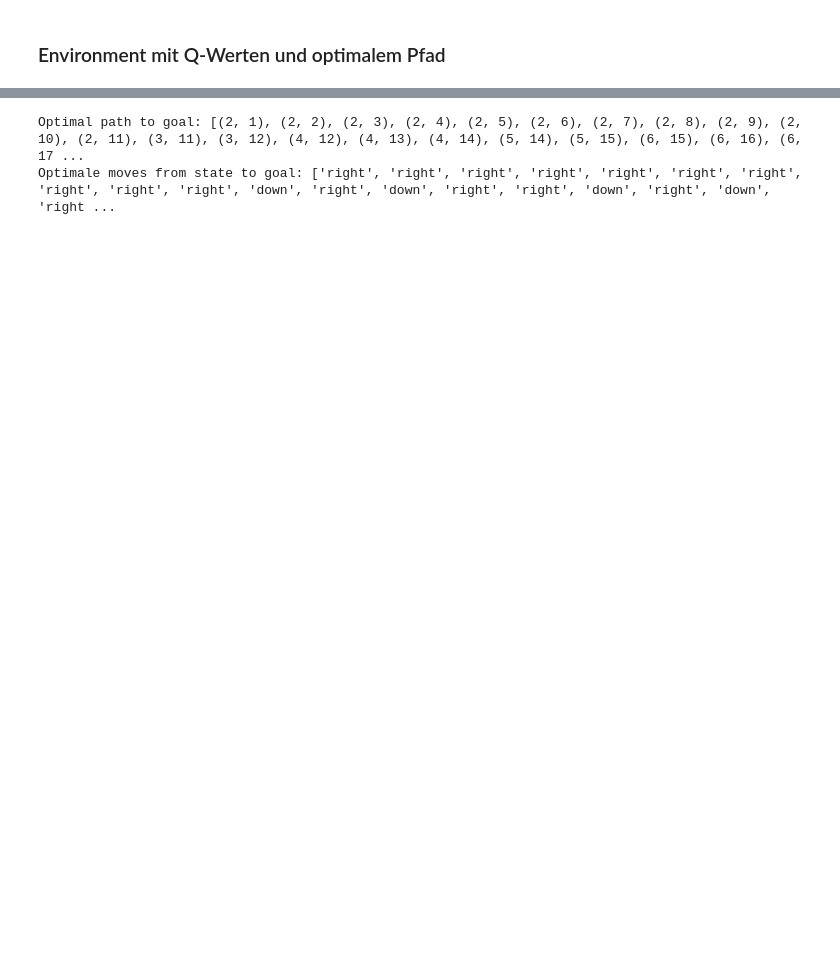
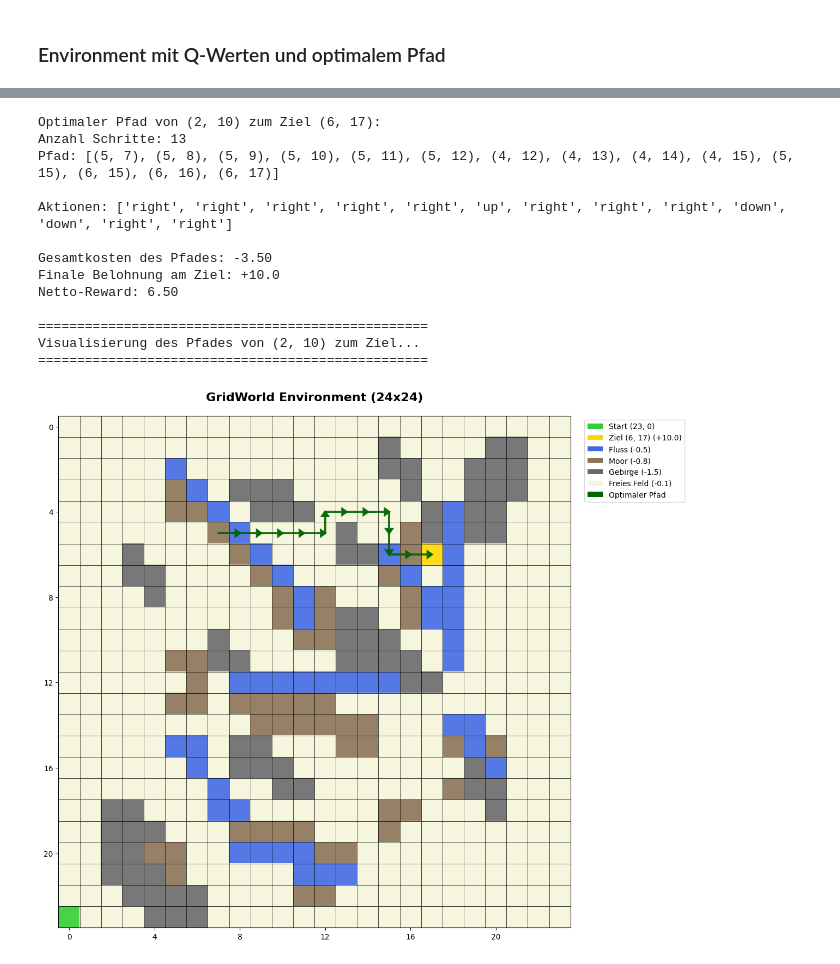
Before and after one commit to rafa22844/qnet, a Jupyter notebook: gridworld.ipynb, the cells around one changed output, grey strips where cells are left out. Drawn from its saved outputs; the diff is of its cells as text; code cells hidden in the pictures; blank space fills up the shorter version.

```diff
--- a/gridworld.ipynb
+++ b/gridworld.ipynb
@@ -554,7 +699,43 @@ Visualisierung des optimalen Pfades...
 # %%
-states, actions = agent.path(state=(2, 1))
-print("Optimal path to goal:", states)
-print("Optimale moves from state to goal:", actions)
+# Test von einem anderen Startpunkt - auch mit RewardConfig!
+states, actions = agent.path(
+    reward_config=reward_config,
+    start_state=(np.random.randint(0,23), np.random.randint(0,23)),
+    max_steps=1000
+)
+print(f"Optimaler Pfad von (2, 10) zum Ziel {grid_config.goal_position}:")
+print(f"Anzahl Schritte: {len(states) - 1}")
+print(f"Pfad: {states}")
+print(f"\nAktionen: {actions}")
+
+# Berechne Gesamtkosten des Pfades
+total_cost = 0
+for state in states[:-1]:  # Letzter State ist das Ziel
+    env.state = state
+    reward = env.give_reward(reward_config)
+    total_cost += reward
+
+print(f"\nGesamtkosten des Pfades: {total_cost:.2f}")
+print(f"Finale Belohnung am Ziel: +{reward_config.goal_reward}")
+print(f"Netto-Reward: {total_cost + reward_config.goal_reward:.2f}")
+
+# Environment mit Pfad visualisieren
+print("\n" + "="*50)
+print("Visualisierung des Pfades von (2, 10) zum Ziel...")
+print("="*50)
+visualize_environment(env, reward_config, agent=None, path_states=states)
 # %% [output]
-Optimal path to goal: [(2, 1), (2, 2), (2, 3), (2, 4), (2, 5), (2, 6), (2, 7), (2, 8), (2, 9), (2, 10), (2, 11), (3, 11), (3, 12), (4, 12), (4, 13), (4, 14), (5, 14), (5, 15), (6, 15), (6, 16), (6, 17 ...
-Optimale moves from state to goal: ['right', 'right', 'right', 'right', 'right', 'right', 'right', 'right', 'right', 'right', 'down', 'right', 'down', 'right', 'right', 'down', 'right', 'down', 'right ...
+Optimaler Pfad von (2, 10) zum Ziel (6, 17):
+Anzahl Schritte: 13
+Pfad: [(5, 7), (5, 8), (5, 9), (5, 10), (5, 11), (5, 12), (4, 12), (4, 13), (4, 14), (4, 15), (5, 15), (6, 15), (6, 16), (6, 17)]
+
+Aktionen: ['right', 'right', 'right', 'right', 'right', 'up', 'right', 'right', 'right', 'down', 'down', 'right', 'right']
+
+Gesamtkosten des Pfades: -3.50
+Finale Belohnung am Ziel: +10.0
+Netto-Reward: 6.50
+
+==================================================
+Visualisierung des Pfades von (2, 10) zum Ziel...
+==================================================
+[figure, added]
```
Also changed, not shown: parts of 9 cells of this notebook, 1 other file.
